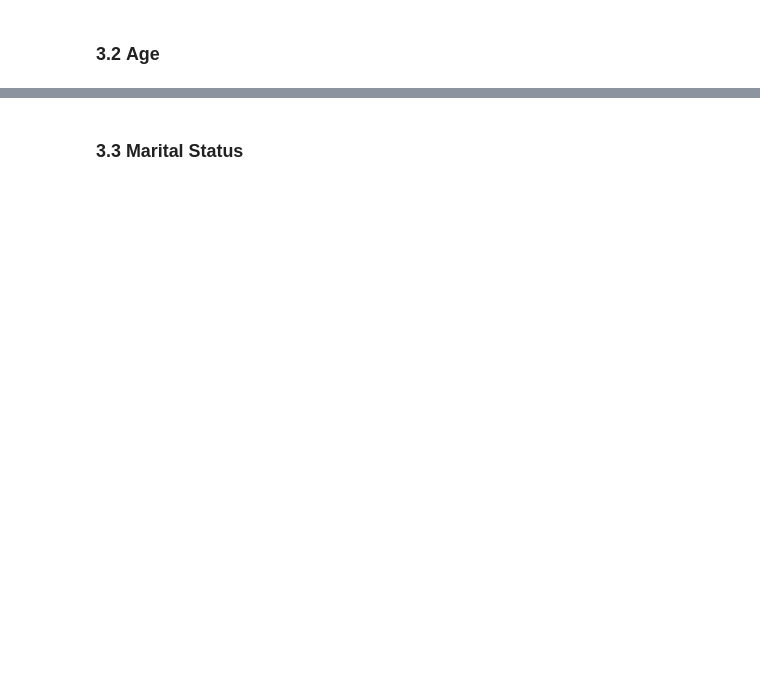
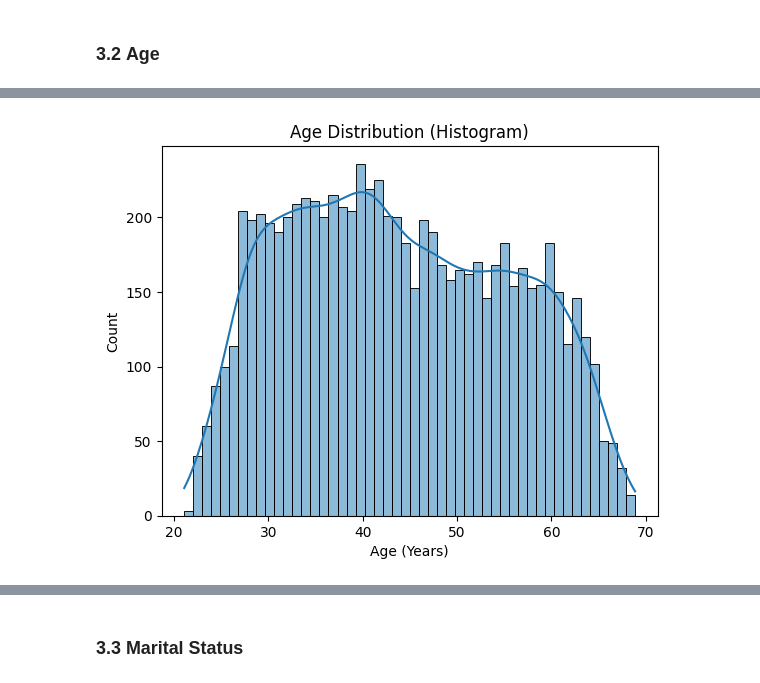
Before and after one commit to himaanssu/Credit_Card_Approval_Prediction, a Jupyter notebook: project.ipynb, the cells around one changed output, grey strips where cells are left out. Drawn from its saved outputs; the diff is of its cells as text; code cells hidden in the pictures; blank space fills up the shorter version.

Commit message:
Encapsulated the plot code into reusable functions

```diff
--- a/project.ipynb
+++ b/project.ipynb
@@ -96,0 +182,25 @@ def count_and_freq_stats(df,feature):
+# %%
+# Function to create a histogram plot
+def create_hist_plot(df, feature):
+    match feature:
+        case 'days_lived':
+            sns.histplot(np.abs(df[feature]) / 365.25, bins=50, kde=True)
+            plt.xlabel('Age (Years)')
+            plt.ylabel('Count')
+            plt.title('Age Distribution (Histogram)')
+
+        case 'annual_income':
+            income_formatter = lambda x, _: f'{int(x / 100000)}'
+            sns.histplot(df[feature], bins=50, kde=True)
+            plt.gca().get_xaxis().set_major_formatter(mtick.FuncFormatter(income_formatter))
+            plt.xlabel('Annual Income (Lakh)')
+            plt.ylabel('Count')
+            plt.title('Annual Income Distribution (Histogram)')
+
+        case _:
+            sns.histplot(df[feature], bins=50, kde=True)
+            plt.xlabel(feature.replace('_', ' ').title())
+            plt.ylabel('Count')
+            plt.title(f'{feature.replace("_", " ").title()} Distribution (Histogram)')
+
+    plt.show()
@@ -170,0 +318,4 @@ plt.show()
+# %%
+create_hist_plot(cc_train_copy, 'days_lived')
+# %% [output]
+[figure, added]
```
Also changed, not shown: parts of 54 cells of this notebook.
